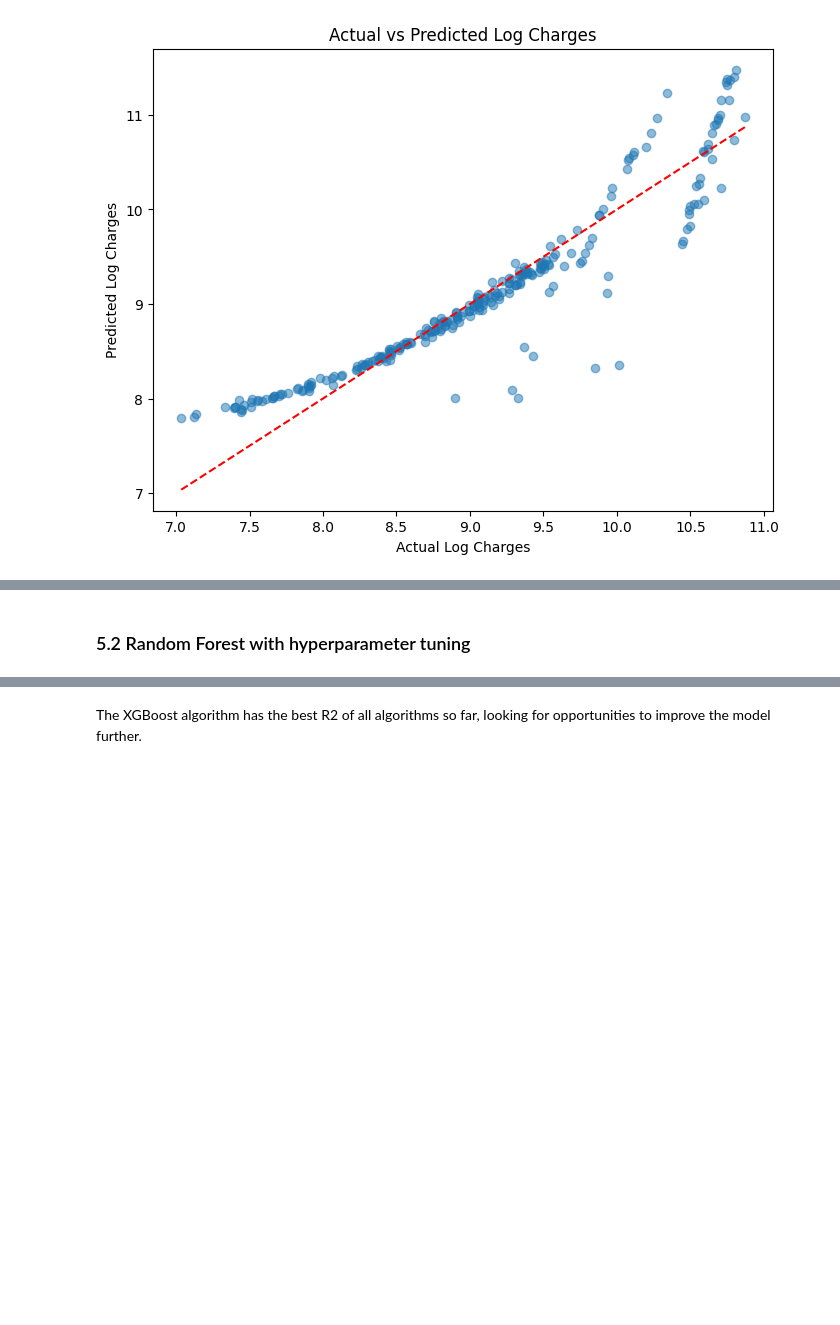
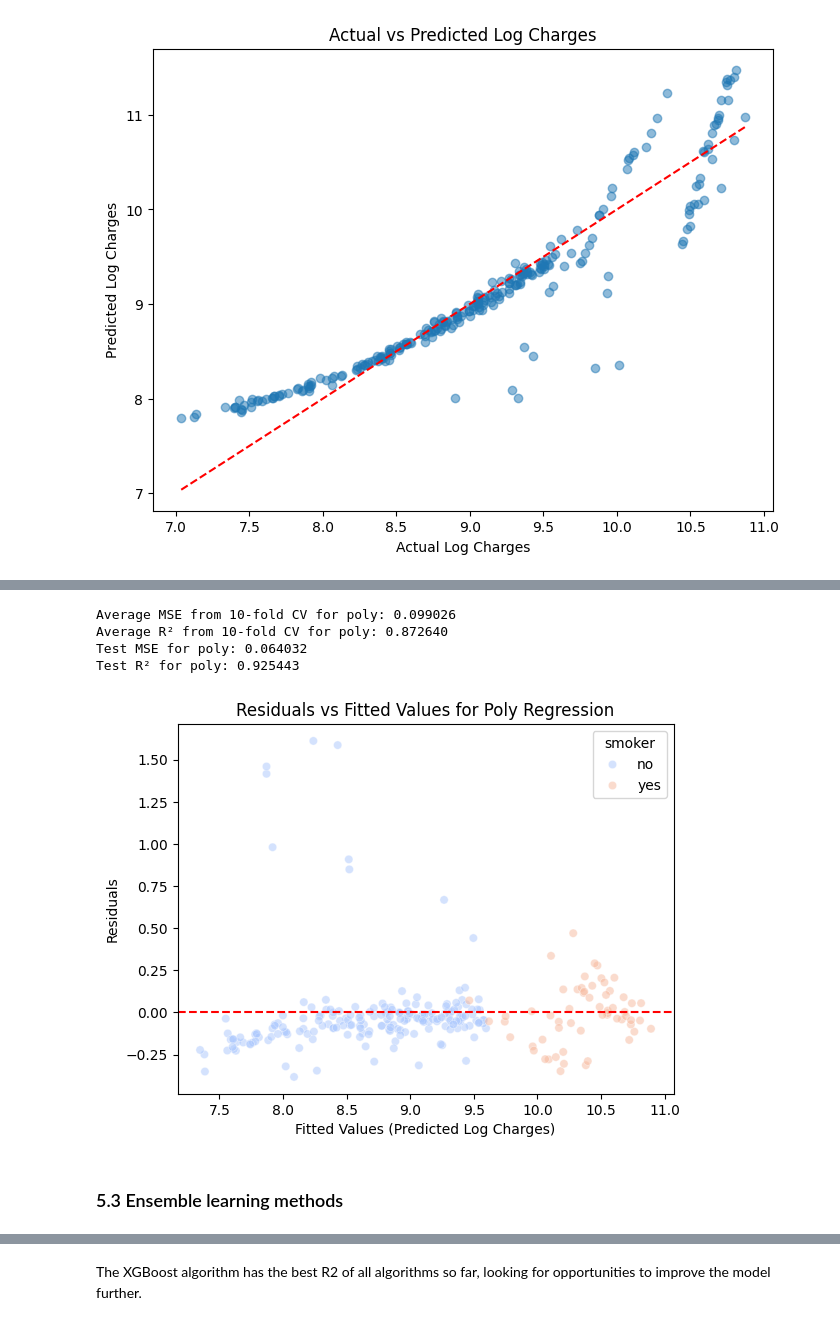
Before and after one commit to s-hreya-riram/three-little-pigs, a Jupyter notebook: exploratory_data_analysis.ipynb, the cells around one changed output, grey strips where cells are left out. Saved outputs shown, nothing was run; the diff lists cells and outputs as text; code cells hidden in the pictures; blank space fills up the shorter version.

```diff
--- a/exploratory_data_analysis.ipynb
+++ b/exploratory_data_analysis.ipynb
@@ -296,5 +299,50 @@ We have a better fit now with the inclusion of the new feature, our test R2 has
+# %%
+# Poly regression
+from sklearn.preprocessing import PolynomialFeatures
+poly = PolynomialFeatures(degree=2, include_bias=False)
+X_poly = poly.fit_transform(X)
+# Use train-test split
+X_train, X_test, y_train, y_test = train_test_split(X_poly, y, test_size=0.2, random_state=42)
+# Use 10 fold cross-validation to evaluate the polynomial regression model
+model = LinearRegression()
+mse_scores = -cross_val_score(model, X_train, y_train, cv=10, scoring='neg_mean_squared_error')
+r2_scores = cross_val_score(model, X_train, y_train, cv=10, scoring='r2')
+print(f'Average MSE from 10-fold CV for poly: {mse_scores.mean():.6f}')
+print(f'Average R² from 10-fold CV for poly: {r2_scores.mean():.6f}')
+# Fit the polynomial regression model on the training data
+model.fit(X_train, y_train)
+# Predict on the test data
+y_pred_poly = model.predict(X_test)
+# Evaluate the polynomial regression model
+mse = mean_squared_error(y_test, y_pred_poly)
+r2 = r2_score(y_test, y_pred_poly)
+print(f'Test MSE for poly: {mse:.6f}')
+print(f'Test R² for poly: {r2:.6f}')
+# %% [output]
+Average MSE from 10-fold CV for poly: 0.099026
+Average R² from 10-fold CV for poly: 0.872640
+Test MSE for poly: 0.064032
+Test R² for poly: 0.925443
+# %%
+# Residuals vs Fitted plot
+import seaborn as sns
+residuals_poly = y_test - y_pred_poly
+sns.scatterplot(
+    x=y_pred,
+    y=residuals_poly,
+    hue=data_df.loc[y_test.index, 'smoker'],
+    palette='coolwarm',
+    alpha=0.5
+)
+plt.axhline(0, color='r', linestyle='--')
+plt.xlabel('Fitted Values (Predicted Log Charges)')
+plt.ylabel('Residuals')
+plt.title('Residuals vs Fitted Values for Poly Regression')
+plt.show()
+# %% [output]
+[figure, added]
 # %% [markdown]
-### 5.2 Random Forest with hyperparameter tuning
+### 5.3 Ensemble learning methods
 # %%
 # Try using a Random Forest with hyperparameter tuning to see if we can improve the model performance
 from sklearn.ensemble import RandomForestRegressor
```
Also changed, not shown: parts of 67 cells of this notebook.
